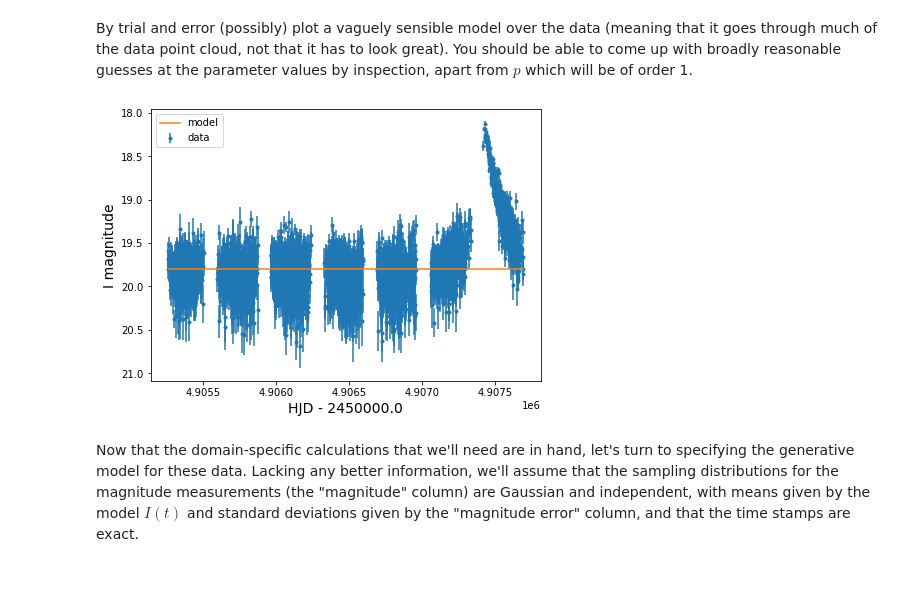
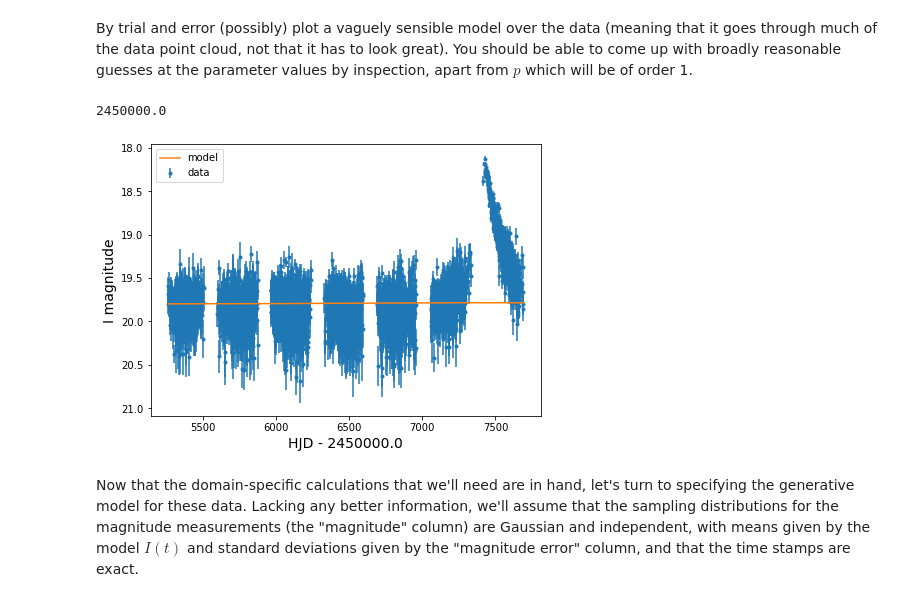
Before and after one commit to jihwanoh123/study_hpc_in_python, a Jupyter notebook: PHYSICS 366/microlensing_solution.ipynb, the cells around one changed output. Saved outputs shown, nothing was run; the diff lists cells and outputs as text; code cells hidden in the pictures.

```diff
--- a/PHYSICS 366/microlensing_solution.ipynb
+++ b/PHYSICS 366/microlensing_solution.ipynb
@@ -124,17 +112,21 @@ params = {'I0':19.8, 'p':4, 'tmax':7400, 'tE':400}
 
 paramnames = ['I0', 'p', 'tmax', 'tE']
 param_labels = [r'$I_0$', r'$p$', r'$t_{max}$', r'$t_E$']
+# %%
+data['t0']
+# %% [output]
+2450000.0
 # %%
 plt.rcParams['figure.figsize'] = (7.0, 5.0)
-plt.errorbar(data['t']+2*data['t0'], data['I'], yerr=data['Ierr'], fmt='.', label='data', zorder=1);
+plt.errorbar(data['t'], data['I'], yerr=data['Ierr'], fmt='.', label='data', zorder=1);
 plt.xlabel('HJD - '+str(data['t0']), fontsize=14);
 plt.ylabel('I magnitude', fontsize=14);
 plt.gca().invert_yaxis();
-tgrid = np.linspace((data['t']+2*data['t0']).min(), (data['t']+2*data['t0']).max(), 1000)
+tgrid = np.linspace((data['t']).min(), (data['t']).max(), 1000)
 plt.plot(tgrid, model_I(tgrid, **params), label='model', zorder=2);
 plt.legend();
 # %% [output]
-[figure, old version]
+[figure, new version]
 # %% [markdown]
 Now that the domain-specific calculations that we'll need are in hand, let's turn to specifying the generative model for these data. Lacking any better information, we'll assume that the sampling distributions for the magnitude measurements (the "magnitude" column) are Gaussian and independent, with means given by the model $I(t)$ and standard deviations given by the "magnitude error" column, and that the time stamps are exact.
 # %% [markdown]
```
Also changed, not shown: parts of 20 cells of this notebook.
